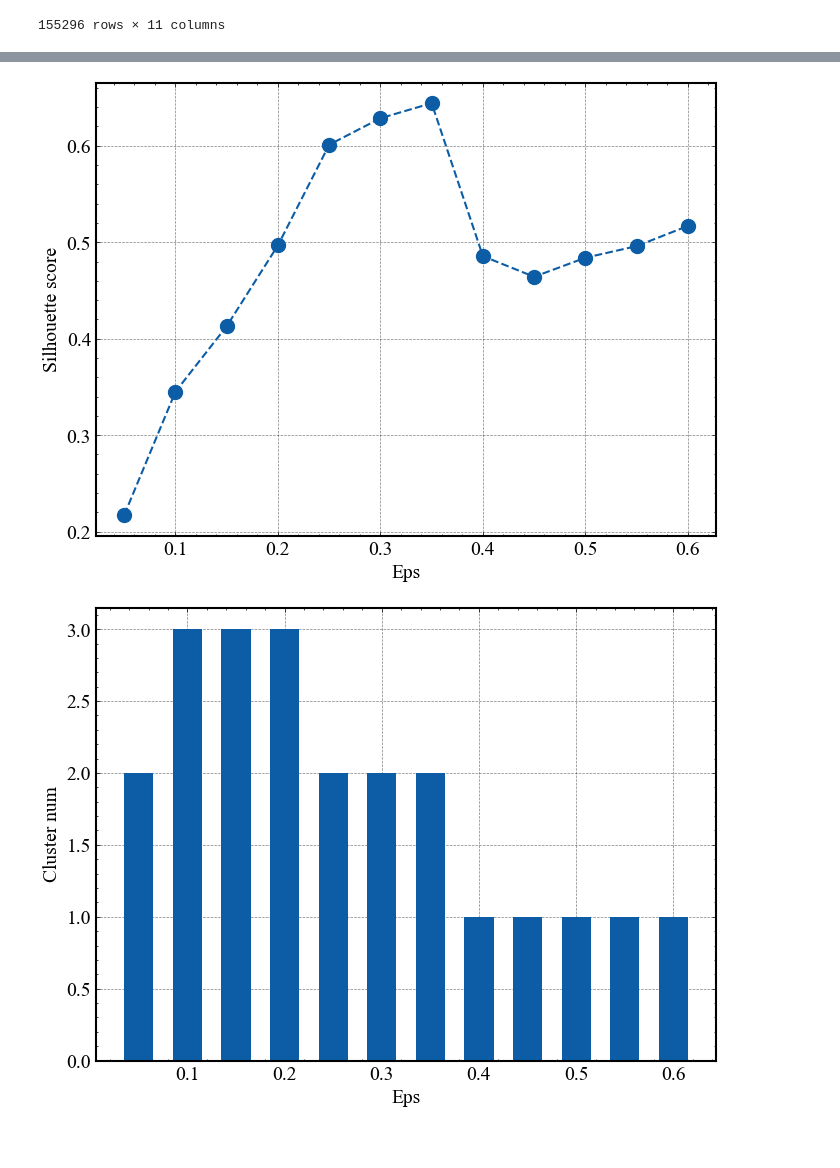
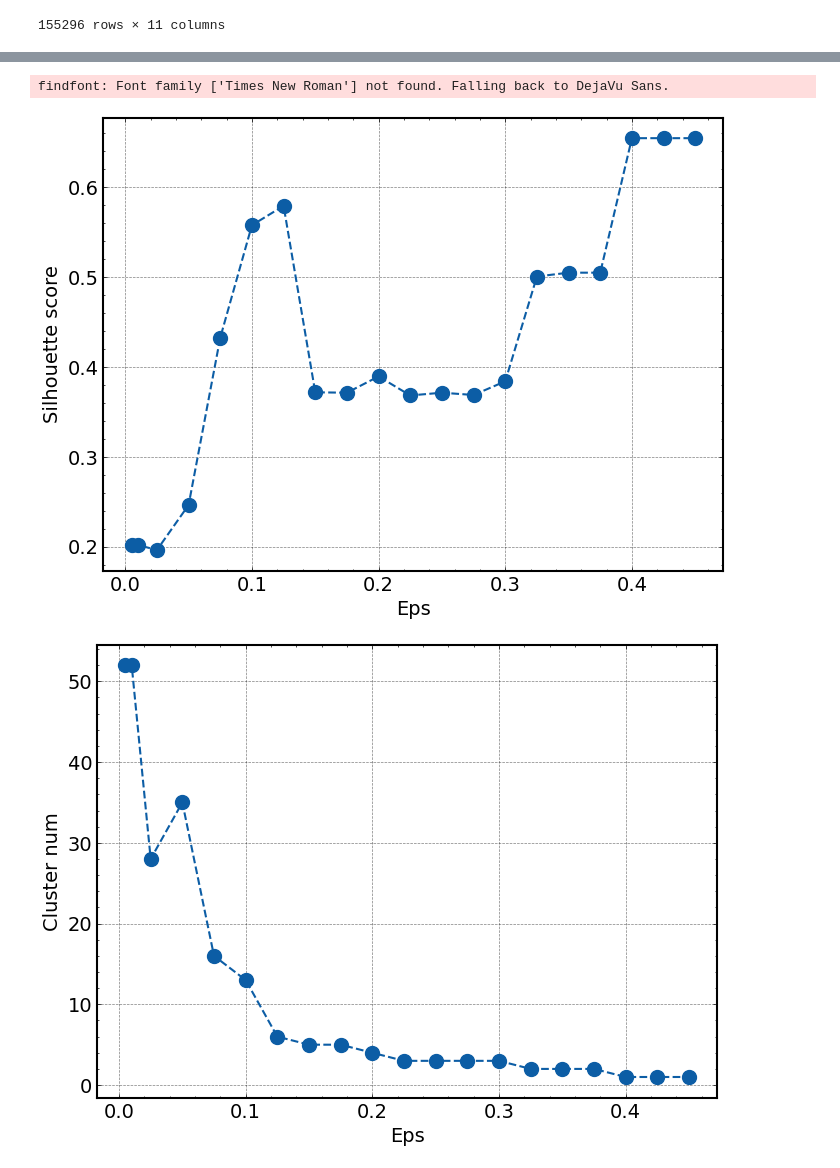
Before and after one commit to CHDers/SpectralClustering, a Jupyter notebook: SpectralClustering.ipynb, the cells around one changed output, grey strips where cells are left out. Cells and saved outputs as stored; diff of their text form; code cells hidden in the pictures; blank space fills up the shorter version.

```diff
--- a/SpectralClustering.ipynb
+++ b/SpectralClustering.ipynb
@@ -149,0 +177,3 @@ NameError: name 'silhouette_score_df' is not defined
+# %%
+silhouette_score_df = pd.read_csv("./assets/silhouette_score_df.csv")
+silhouette_score_df
@@ -152,17 +200,18 @@ fig, ax = plt.subplots(1,1,figsize=(8,6), dpi=100) # 设定画布
 ax.plot(silhouette_score_df['eps'], silhouette_score_df['silhouette_score'], marker='o', ls='--', lw=1.5, ms=10)
 ax.set_xlabel('Eps')
 ax.set_ylabel('Silhouette score')
-plt.savefig('./assets/不填Eps下的Silhouette_score对比.svg', bbox_inches='tight')
+plt.savefig('./assets/不同Eps下的Silhouette_score对比.svg', bbox_inches='tight')
 plt.show()
 # %% [output]
+findfont: Font family ['Times New Roman'] not found. Falling back to DejaVu Sans.
-[figure, old version]
+[figure, new version]
 # %%
 fig, ax = plt.subplots(1,1,figsize=(8,6), dpi=100) # 设定画布
-ax.bar(silhouette_score_df['eps'], silhouette_score_df['cluster_num'], 0.03)
+ax.plot(silhouette_score_df['eps'], silhouette_score_df['cluster_num'], marker='o', ls='--', lw=1.5, ms=10)
 ax.set_xlabel('Eps')
 ax.set_ylabel('Cluster num')
-plt.savefig('./assets/不填Eps下的cluster_num对比.svg', bbox_inches='tight')
+plt.savefig('./assets/不同Eps下的cluster_num对比.svg', bbox_inches='tight')
 plt.show()
 # %% [output]
-[figure, old version]
+[figure, new version]
 # %%
```
Also changed, not shown: parts of 14 cells of this notebook, 31 other files.
